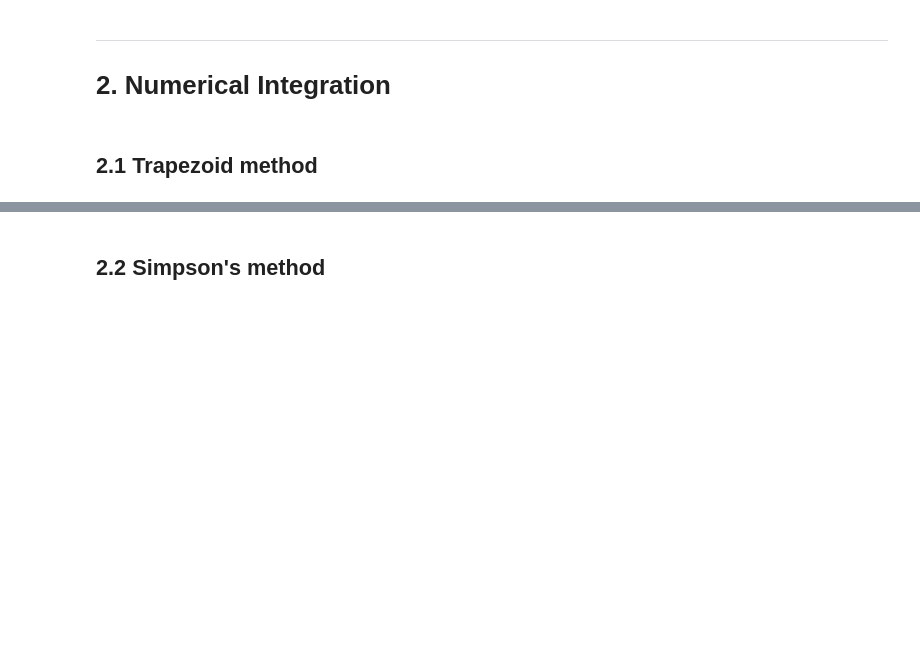
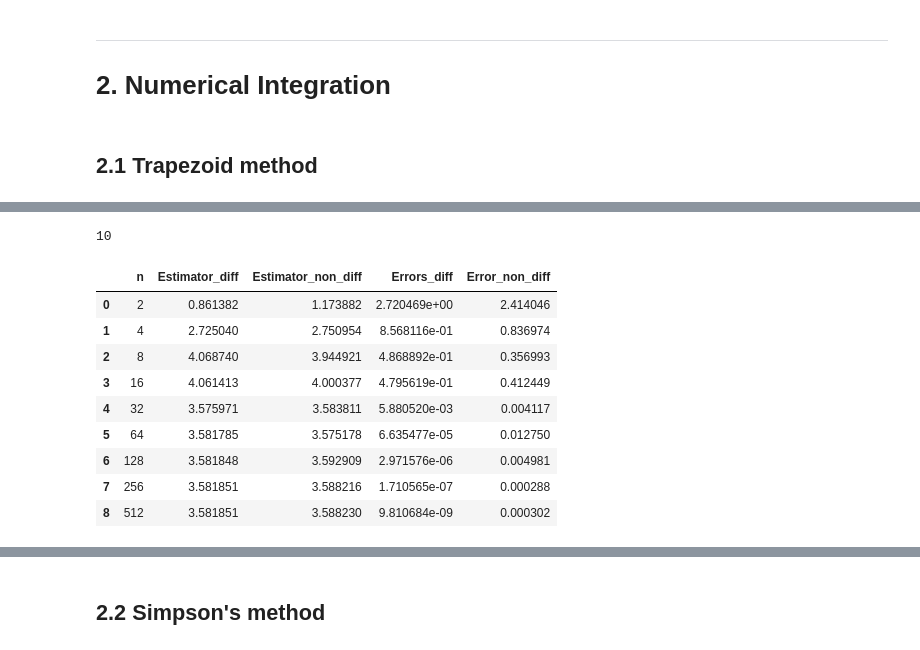
Before and after one commit to MattiaBarbiere/Numerical-methods-for-computing-integrals-and-solving-ODEs, a Jupyter notebook: Examples.ipynb, the cells around one changed output, grey strips where cells are left out. Cells and saved outputs as stored; diff of their text form; code cells hidden in the pictures; blank space fills up the shorter version.

```diff
--- a/Examples.ipynb
+++ b/Examples.ipynb
@@ -409,0 +515,14 @@ plt.show()
+# %%
+table_diff_vs_non_diff(trap_integration, diff, non_diff, a, b, 512, step=2, n_large=1000)
+# %% [output]
+10
+|  | n | Estimator_diff | Estimator_non_diff | Errors_diff | Error_non_diff |
+| 0 | 2 | 0.861382 | 1.173882 | 2.720469e+00 | 2.414046 |
+| 1 | 4 | 2.725040 | 2.750954 | 8.568116e-01 | 0.836974 |
+| 2 | 8 | 4.068740 | 3.944921 | 4.868892e-01 | 0.356993 |
+| 3 | 16 | 4.061413 | 4.000377 | 4.795619e-01 | 0.412449 |
+| 4 | 32 | 3.575971 | 3.583811 | 5.880520e-03 | 0.004117 |
+| 5 | 64 | 3.581785 | 3.575178 | 6.635477e-05 | 0.012750 |
+| 6 | 128 | 3.581848 | 3.592909 | 2.971576e-06 | 0.004981 |
+| 7 | 256 | 3.581851 | 3.588216 | 1.710565e-07 | 0.000288 |
+| 8 | 512 | 3.581851 | 3.588230 | 9.810684e-09 | 0.000302 |
```
Also changed, not shown: parts of 14 cells of this notebook, 2 other files.
